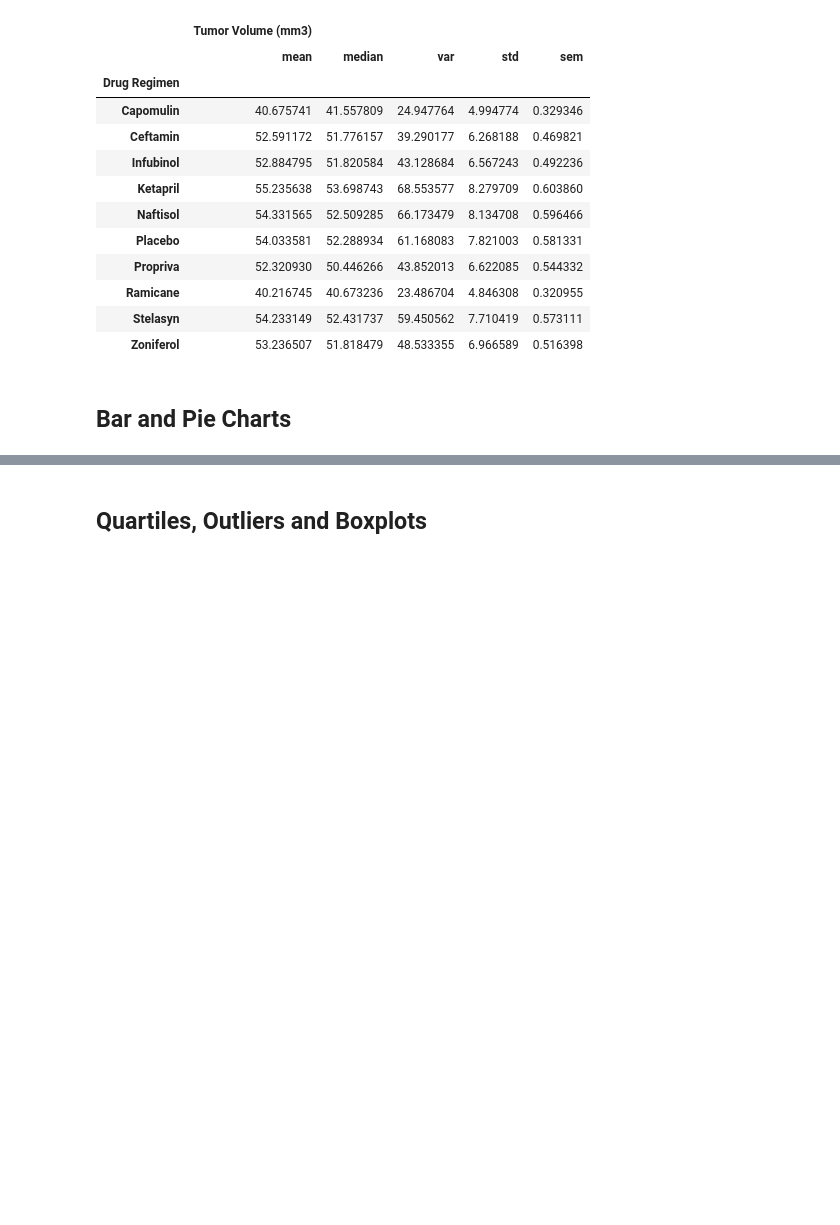
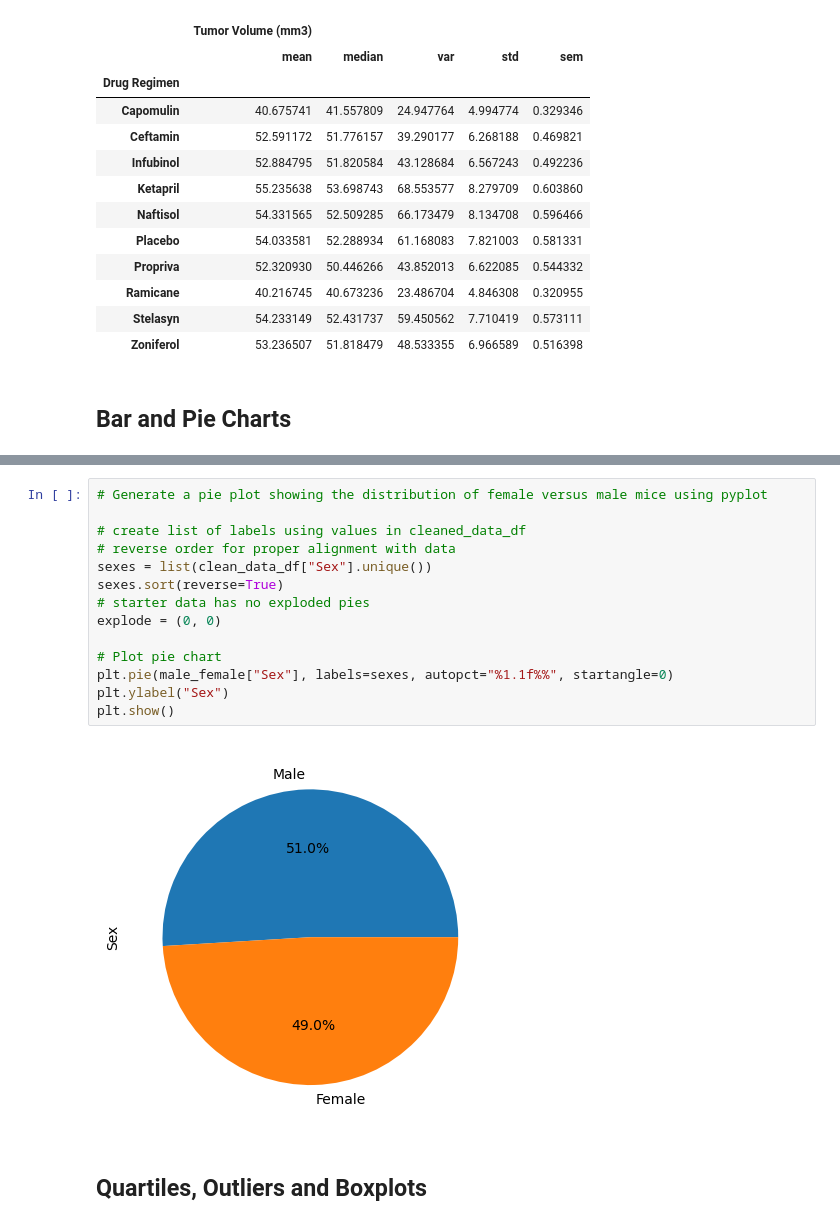
Before and after one commit to Andrew-Bourgeois/matplotlib-challenge, a Jupyter notebook: pymaceuticals_Bourgeois.ipynb, the cells around one changed output, grey strips where cells are left out. Saved outputs shown, nothing was run; the diff lists cells and outputs as text; blank space fills up the shorter version.

```diff
--- a/pymaceuticals_Bourgeois.ipynb
+++ b/pymaceuticals_Bourgeois.ipynb
@@ -176,3 +206,19 @@ agg_data_df
+# %%
+# Generate a pie plot showing the distribution of female versus male mice using pyplot
+
+# create list of labels using values in cleaned_data_df
+# reverse order for proper alignment with data
+sexes = list(clean_data_df["Sex"].unique())
+sexes.sort(reverse=True)
+# starter data has no exploded pies
+explode = (0, 0)
+
+# Plot pie chart
+plt.pie(male_female["Sex"], labels=sexes, autopct="%1.1f%%", startangle=0)
+plt.ylabel("Sex")
+plt.show()
+# %% [output]
+[figure, added]
 # %% [markdown]
 ## Quartiles, Outliers and Boxplots
 # %%
```
Also changed, not shown: parts of 8 cells of this notebook.
